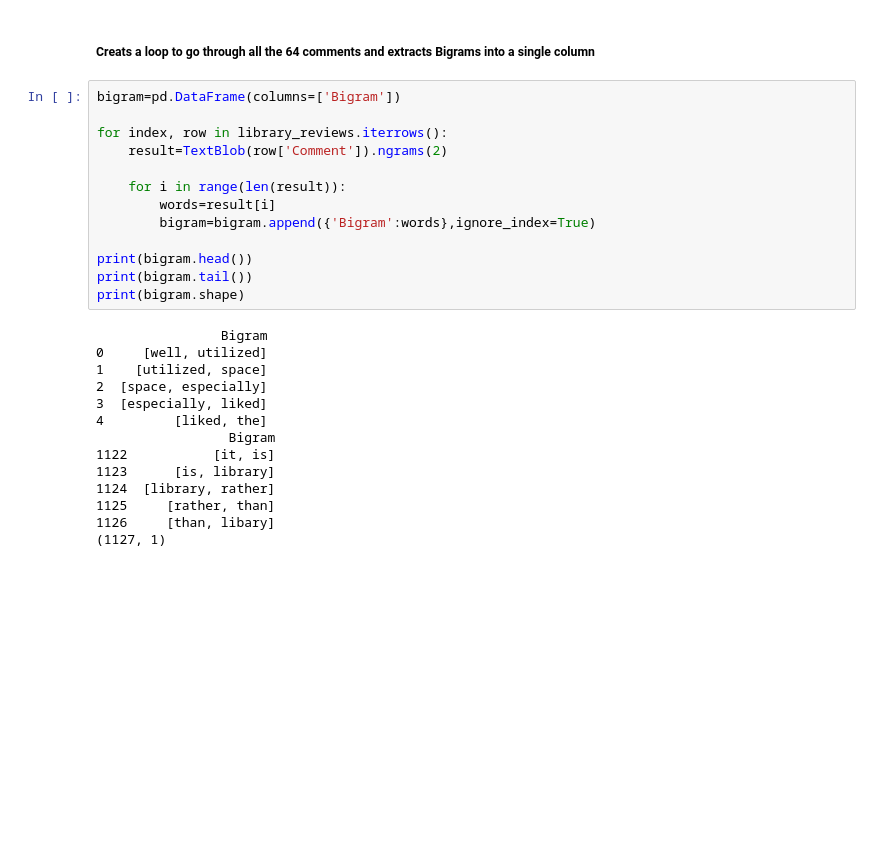
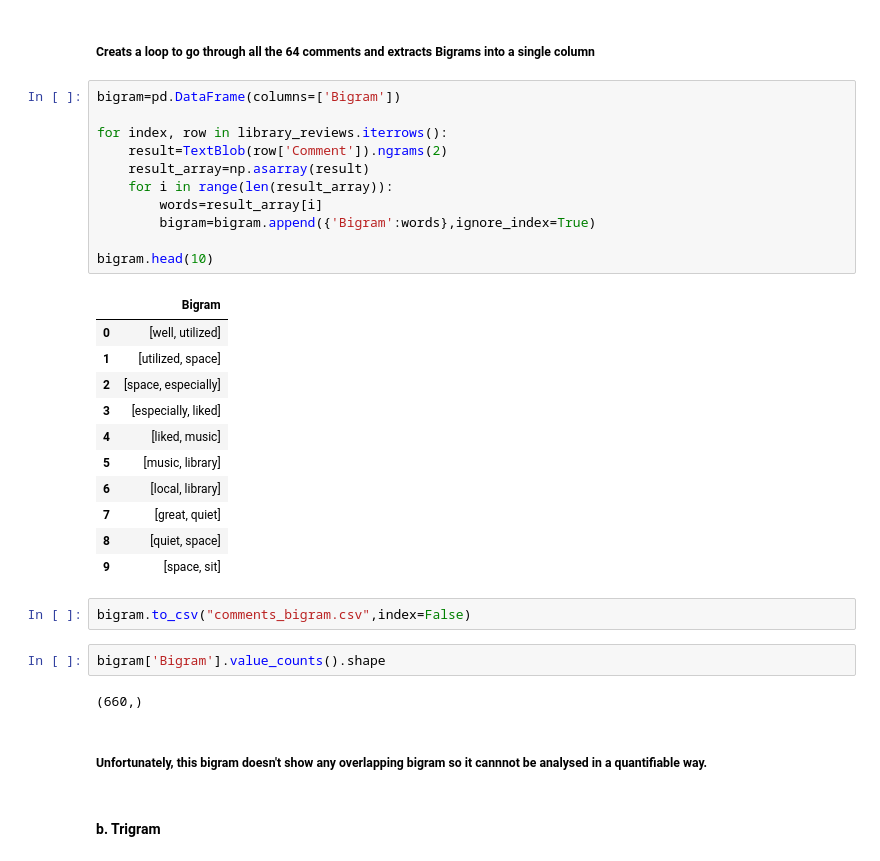
Before and after one commit to NamiF/library_project, a Jupyter notebook: NF_livelier_libraries.ipynb, the cells around one changed output. Drawn from its saved outputs; the diff is of its cells as text; blank space fills up the shorter version.

```diff
--- a/NF_livelier_libraries.ipynb
+++ b/NF_livelier_libraries.ipynb
@@ -546,27 +569,33 @@ x
 # %%
 bigram=pd.DataFrame(columns=['Bigram'])
 
 for index, row in library_reviews.iterrows():
     result=TextBlob(row['Comment']).ngrams(2)
-
-    for i in range(len(result)):
-        words=result[i]
+    result_array=np.asarray(result)
+    for i in range(len(result_array)):
+        words=result_array[i]
         bigram=bigram.append({'Bigram':words},ignore_index=True)
 
-print(bigram.head())
-print(bigram.tail())
-print(bigram.shape)
+bigram.head(10)
 # %% [output]
-                Bigram
-0     [well, utilized]
-1    [utilized, space]
-2  [space, especially]
-3  [especially, liked]
-4         [liked, the]
-                 Bigram
-1122           [it, is]
-1123      [is, library]
-1124  [library, rather]
-1125     [rather, than]
-1126     [than, libary]
-(1127, 1)
+|  | Bigram |
+| 0 | [well, utilized] |
+| 1 | [utilized, space] |
+| 2 | [space, especially] |
+| 3 | [especially, liked] |
+| 4 | [liked, music] |
+| 5 | [music, library] |
+| 6 | [local, library] |
+| 7 | [great, quiet] |
+| 8 | [quiet, space] |
+| 9 | [space, sit] |
+# %%
+bigram.to_csv("comments_bigram.csv",index=False)
+# %%
+bigram['Bigram'].value_counts().shape
+# %% [output]
+(660,)
+# %% [markdown]
+##### Unfortunately, this bigram doesn't show any overlapping bigram so it cannnot be analysed in a quantifiable way.
+# %% [markdown]
+#### b. Trigram
```
Also changed, not shown: parts of 37 cells of this notebook.
